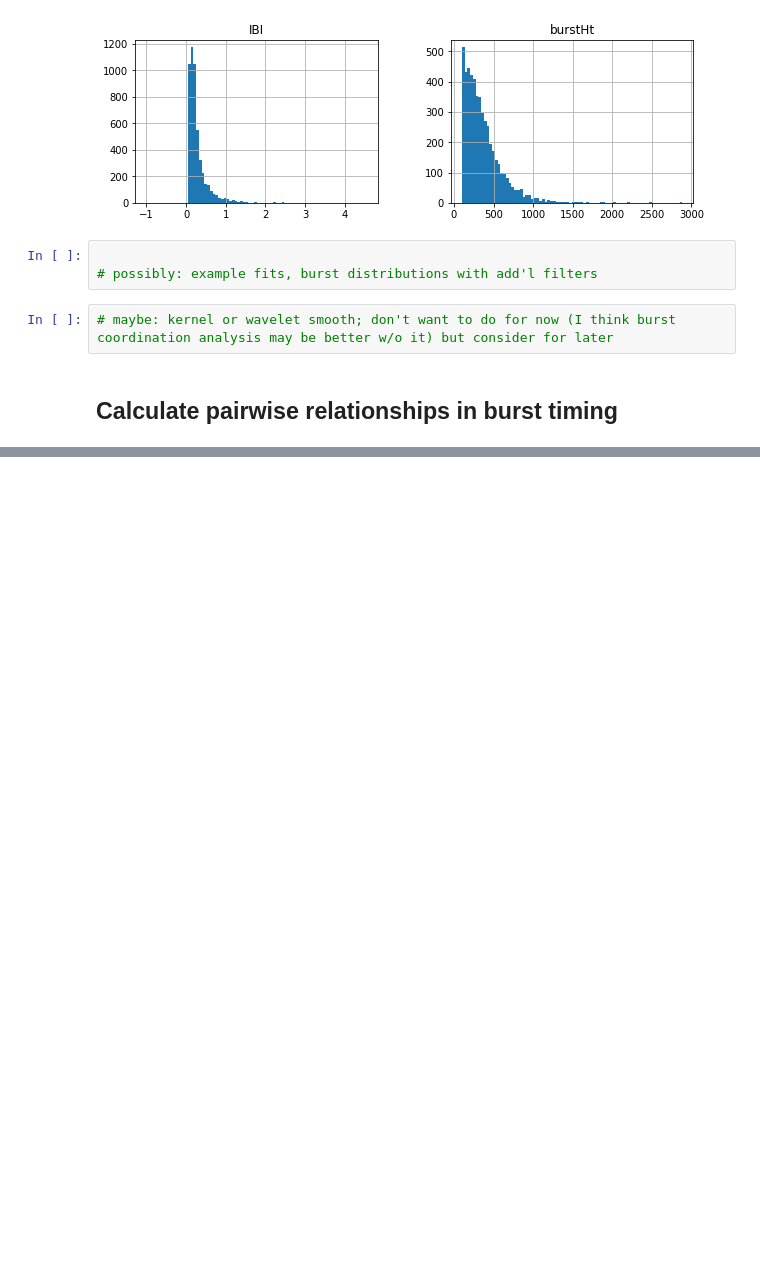
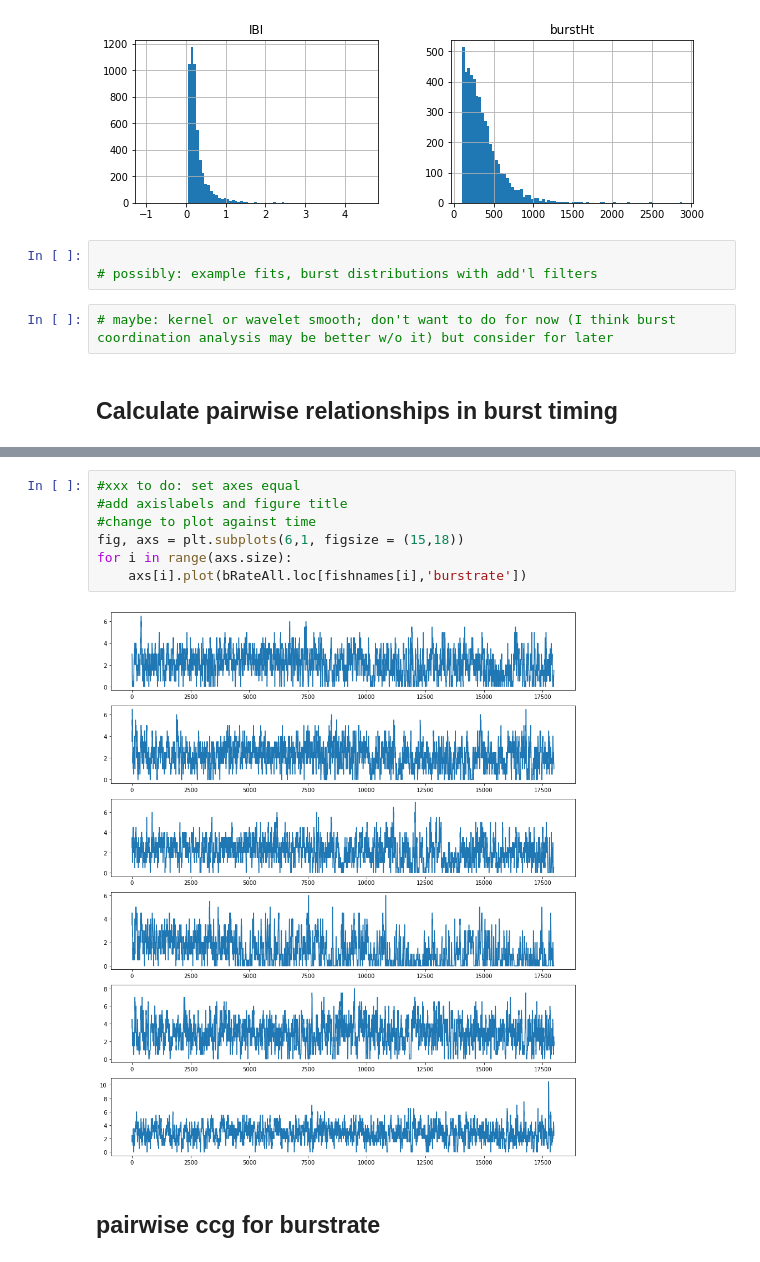
Before and after one commit to katiconen/zfish_mutants_analysis, a Jupyter notebook: get_speedstats_singlefish.ipynb, the cells around one changed output, grey strips where cells are left out. Drawn from its saved outputs; the diff is of its cells as text; blank space fills up the shorter version.

```diff
--- a/get_speedstats_singlefish.ipynb
+++ b/get_speedstats_singlefish.ipynb
@@ -411,0 +420,11 @@ axs.size
+# %%
+#xxx to do: set axes equal
+#add axislabels and figure title
+#change to plot against time
+fig, axs = plt.subplots(6,1, figsize = (15,18))
+for i in range(axs.size):
+    axs[i].plot(bRateAll.loc[fishnames[i],'burstrate'])
+# %% [output]
+[figure, added]
+# %% [markdown]
+## pairwise ccg for burstrate
```
Also changed, not shown: parts of 19 cells of this notebook.
